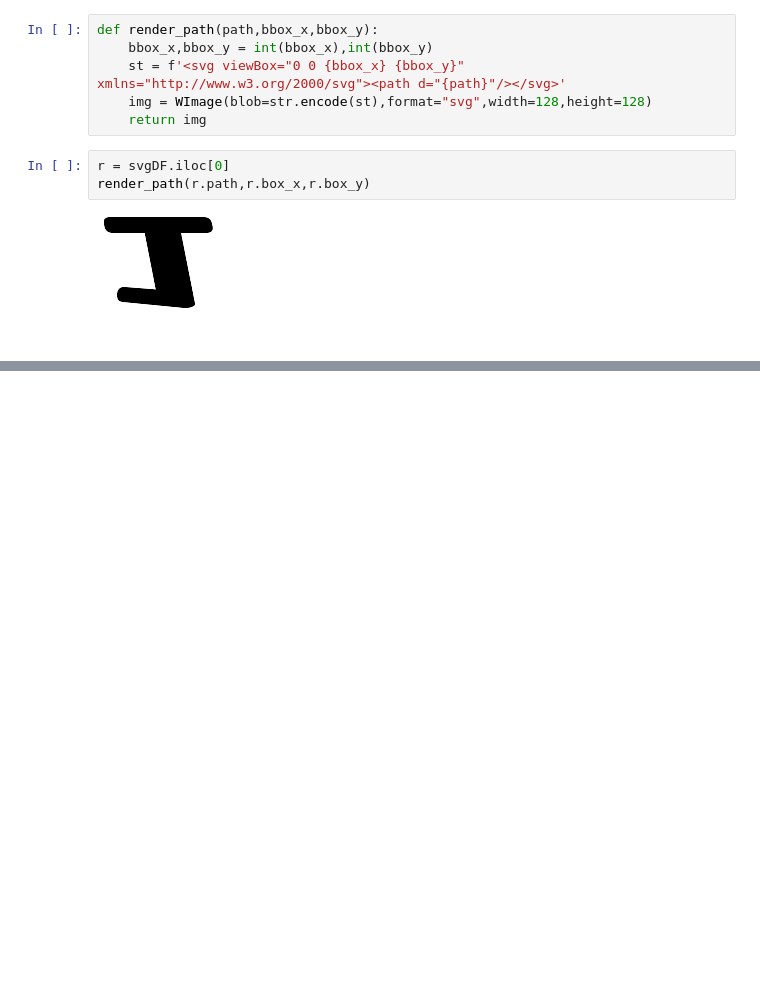
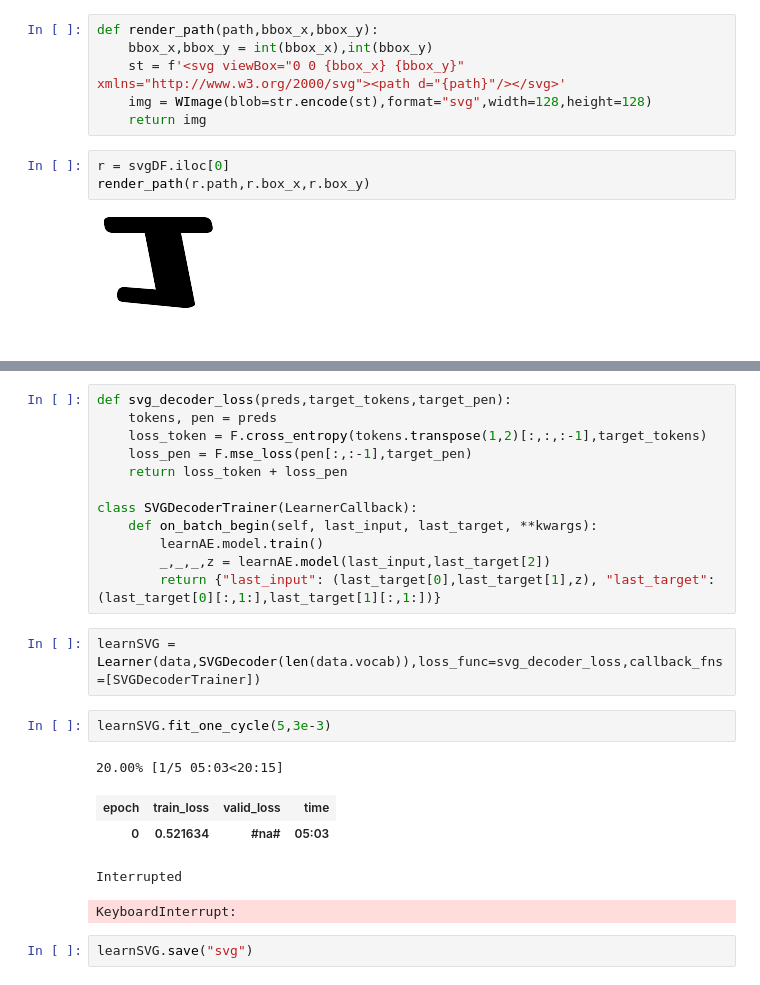
Before and after one commit to haofengac/font-gen, a Jupyter notebook: dataloader.ipynb, the cells around one changed output, grey strips where cells are left out. Cells and saved outputs as stored; diff of their text form; blank space fills up the shorter version.

```diff
--- a/dataloader.ipynb
+++ b/dataloader.ipynb
@@ -147,0 +392,24 @@ next(iter(data.train_dl))
+# %%
+def svg_decoder_loss(preds,target_tokens,target_pen):
+    tokens, pen = preds
+    loss_token = F.cross_entropy(tokens.transpose(1,2)[:,:,:-1],target_tokens)
+    loss_pen = F.mse_loss(pen[:,:-1],target_pen)
+    return loss_token + loss_pen
+
+class SVGDecoderTrainer(LearnerCallback):
+    def on_batch_begin(self, last_input, last_target, **kwargs):
+        learnAE.model.train()
+        _,_,_,z = learnAE.model(last_input,last_target[2])
+        return {"last_input": (last_target[0],last_target[1],z), "last_target": (last_target[0][:,1:],last_target[1][:,1:])}
+# %%
+learnSVG = Learner(data,SVGDecoder(len(data.vocab)),loss_func=svg_decoder_loss,callback_fns=[SVGDecoderTrainer])
+# %%
+learnSVG.fit_one_cycle(5,3e-3)
+# %% [output]
+20.00% [1/5 05:03<20:15]
+| epoch | train_loss | valid_loss | time |
+| 0 | 0.521634 | #na# | 05:03 |
+Interrupted
+KeyboardInterrupt:
+# %%
+learnSVG.save("svg")
```
Also changed, not shown: parts of 22 cells of this notebook.
